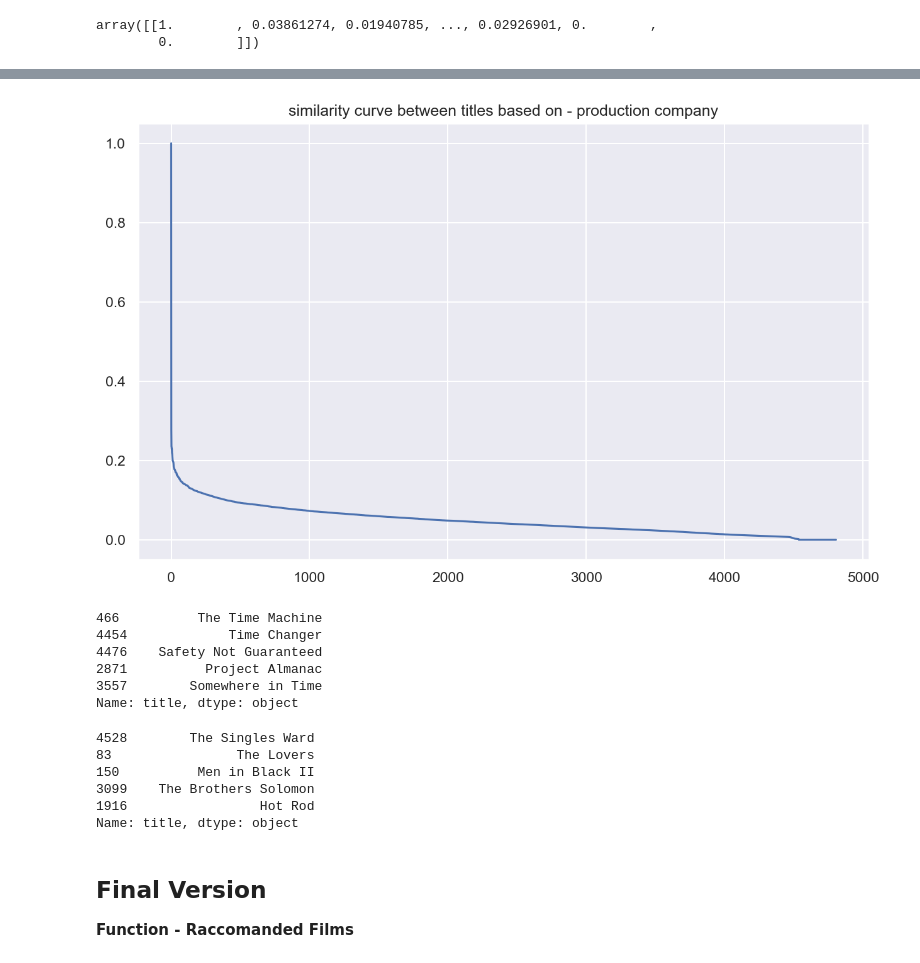
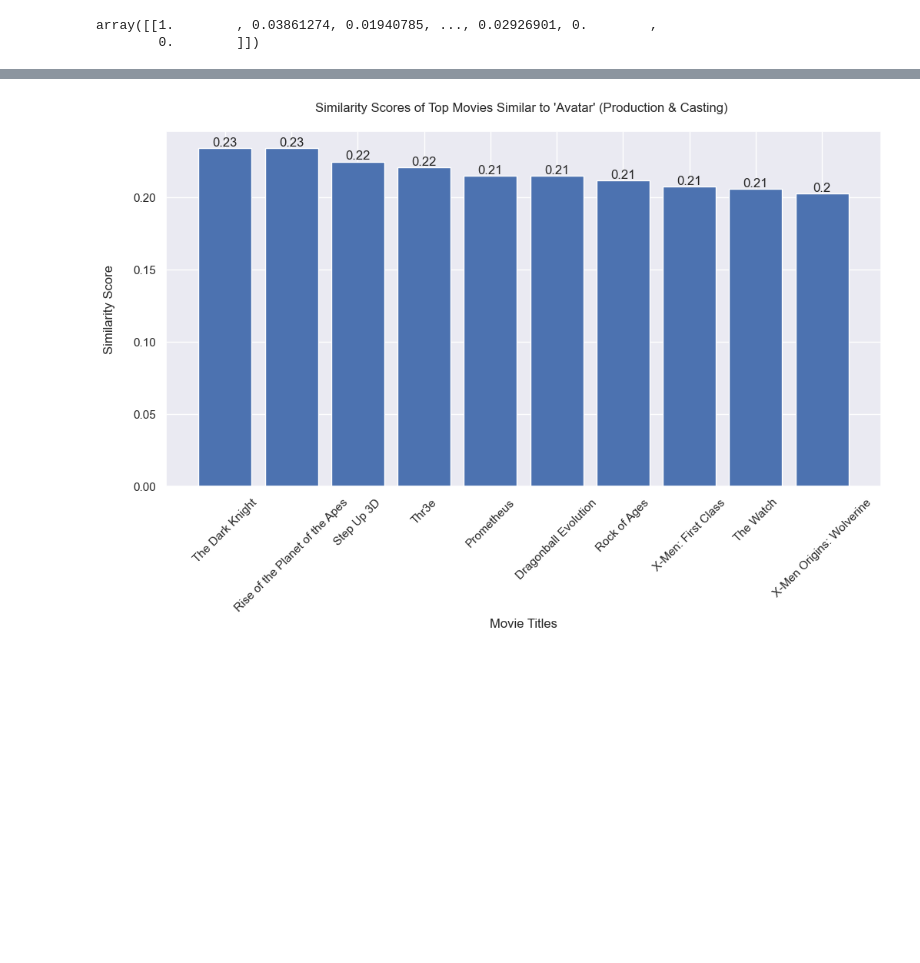
Before and after one commit to SimoneParvizi/Recomendation-system, a Jupyter notebook: Raccomandation_System.ipynb, the cells around one changed output, grey strips where cells are left out. Saved outputs shown, nothing was run; the diff lists cells and outputs as text; code cells hidden in the pictures; blank space fills up the shorter version.

```diff
--- a/Raccomandation_System.ipynb
+++ b/Raccomandation_System.ipynb
@@ -211,3 +191,24 @@ plt.title("similarity between title by - production company");
 # %%
-(-scores_gen).argsort()
+# Sorting indices of movies based on their Genre (cosine) similarity
+sorted_indices = np.argsort(-scores_gen)
+sorted_indices_excluding_avatar = sorted_indices[1:]  # Skip the first index as it is 'Avatar' itself
+
+top_similar_movies_titles = df.loc[sorted_indices_excluding_avatar[:10], 'title']
+top_similar_movies_scores = scores_gen[sorted_indices_excluding_avatar[:10]]
+
+# Creating a plot with movie titles on the x-axis and similarity scores on the y-axis
+plt.figure(figsize=(12,6))
+plt.bar(top_similar_movies_titles, top_similar_movies_scores)
+
+# Text with the similarity score above each bar
+bars = plt.bar(top_similar_movies_titles, top_similar_movies_scores)
+for bar in bars:
+    yval = bar.get_height()
+    plt.text(bar.get_x() + bar.get_width()/2, yval, round(yval, 2), ha='center', va='bottom')
+
+plt.title("Similarity Scores of Top Movies Similar to 'Avatar' by Genre \n")
+plt.xlabel("\n\nMovie Titles")
+plt.ylabel("Similarity Score\n ")
+plt.xticks(rotation=45)
+plt.show()
 # %% [output]
@@ -221,6 +216,22 @@ plt.title("similarity curve between titles based on - Genre");
 # %%
-plt.figure(figsize=(10,6),dpi=150)
-plt.plot(scores_prod[(-scores_prod).argsort()])
-plt.title("similarity curve between titles based on - production company");
+# Same apprach but with Production and Casting rather than Genre
+sorted_indices_prod = np.argsort(-scores_prod)[1:]
+
+# Extracting titles and scores
+top_similar_movies_titles_prod = df.loc[sorted_indices_prod[:10], 'title']
+top_similar_movies_scores_prod = scores_prod[sorted_indices_prod[:10]]
+
+plt.figure(figsize=(12,6))
+bars = plt.bar(top_similar_movies_titles_prod, top_similar_movies_scores_prod)
+
+for bar in bars:
+    yval = bar.get_height()
+    plt.text(bar.get_x() + bar.get_width()/2, yval, round(yval, 2), ha='center', va='bottom')
+
+plt.title("Similarity Scores of Top Movies Similar to 'Avatar' (Production & Casting) \n")
+plt.xlabel("\n\nMovie Titles")
+plt.ylabel("Similarity Score\n ")
+plt.xticks(rotation=45)
+plt.show()
 # %% [output]
-[figure, old version]
+[figure, new version]
@@ -232,24 +238 @@ recommended_prod_idx = (-scores_prod).argsort()[1:6]
-# %%
-# convert indices back to titles - genre
-df['title'].iloc[recommended_gen_idx]
-# %% [output]
-466          The Time Machine
-4454             Time Changer
-4476    Safety Not Guaranteed
-2871          Project Almanac
-3557        Somewhere in Time
-Name: title, dtype: object
-# %%
-# convert indices back to titles - Company
-df['title'].iloc[recommended_prod_idx]
-# %% [output]
-4528        The Singles Ward
-83                The Lovers
-150          Men in Black II
-3099    The Brothers Solomon
-1916                 Hot Rod
-Name: title, dtype: object
-# %% [markdown]
-## Final Version
-**Function - Raccomanded Films**
 # %%
```
Also changed, not shown: parts of 15 cells of this notebook.
